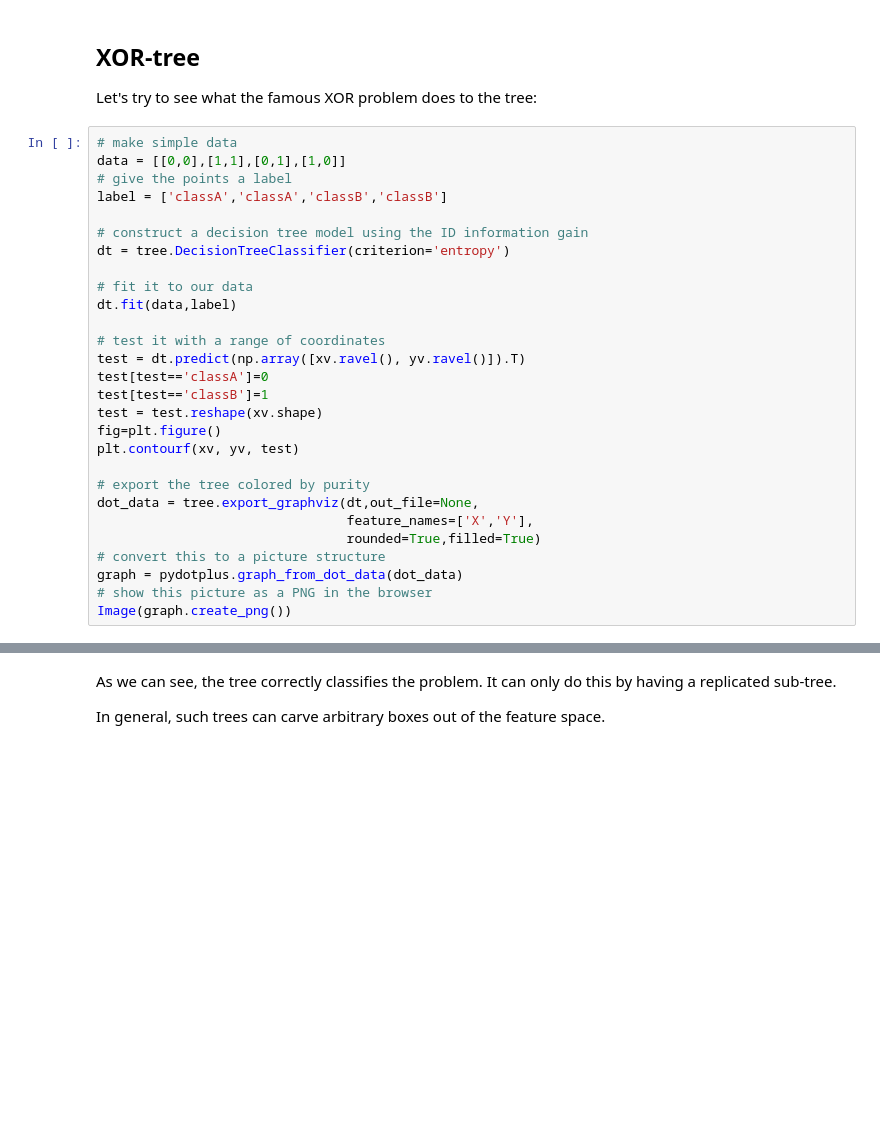
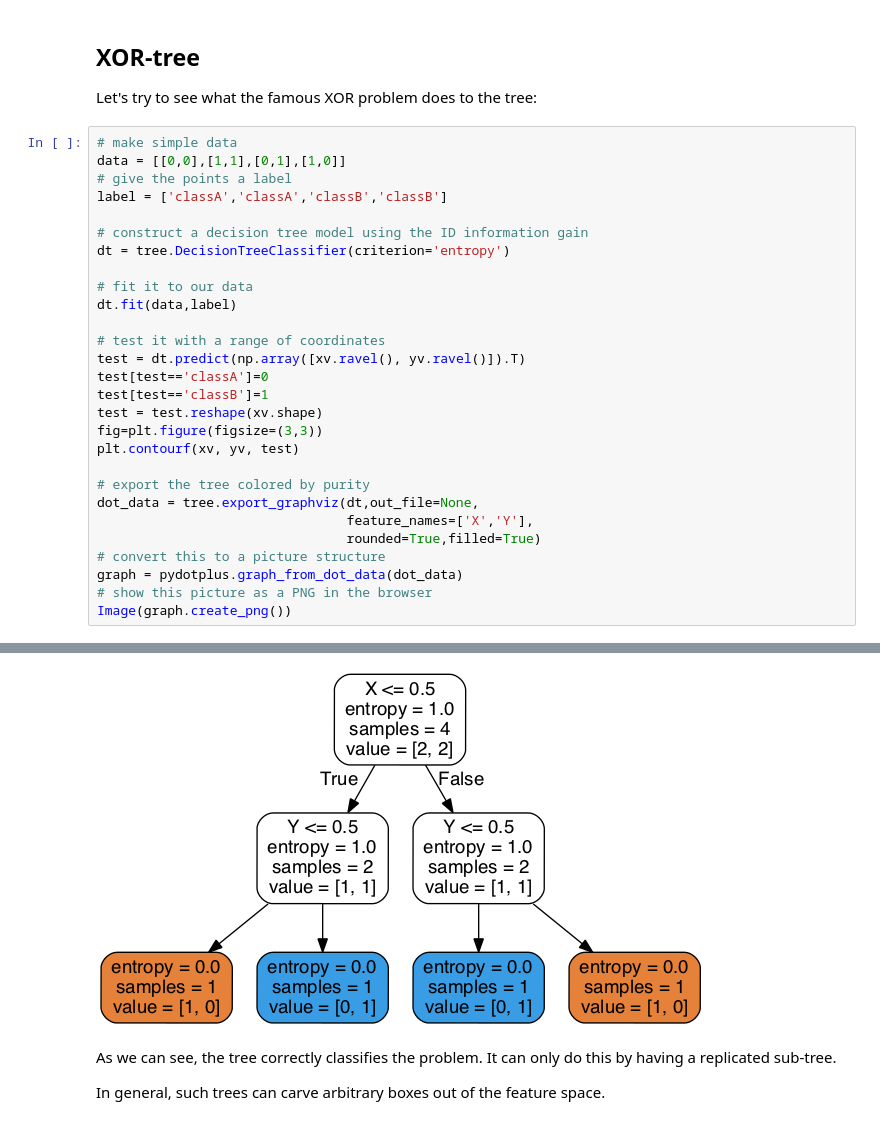
Before and after one commit to knowblesse/Python-Lectures, a Jupyter notebook: dataMining_4_DecisionTrees.ipynb, the cells around one changed output, grey strips where cells are left out. Saved outputs shown, nothing was run; the diff lists cells and outputs as text; blank space fills up the shorter version.

```diff
--- a/dataMining_4_DecisionTrees.ipynb
+++ b/dataMining_4_DecisionTrees.ipynb
@@ -169,7 +202,7 @@ test = dt.predict(np.array([xv.ravel(), yv.ravel()]).T)
 test[test=='classA']=0
 test[test=='classB']=1
 test = test.reshape(xv.shape)
-fig=plt.figure()
+fig=plt.figure(figsize=(3,3))
 plt.contourf(xv, yv, test)
 
 # export the tree colored by purity
@@ -180,3 +213,4 @@ dot_data = tree.export_graphviz(dt,out_file=None,
 graph = pydotplus.graph_from_dot_data(dot_data)
 # show this picture as a PNG in the browser
 Image(graph.create_png())
+# %% [output]
@@ -183,3 +219,4 @@ Image(graph.create_png())
+[figure, added]
 # %% [markdown]
 As we can see, the tree correctly classifies the problem. It can only do this by having a replicated sub-tree.
 
```
Also changed, not shown: parts of 16 cells of this notebook, 2 other files.
